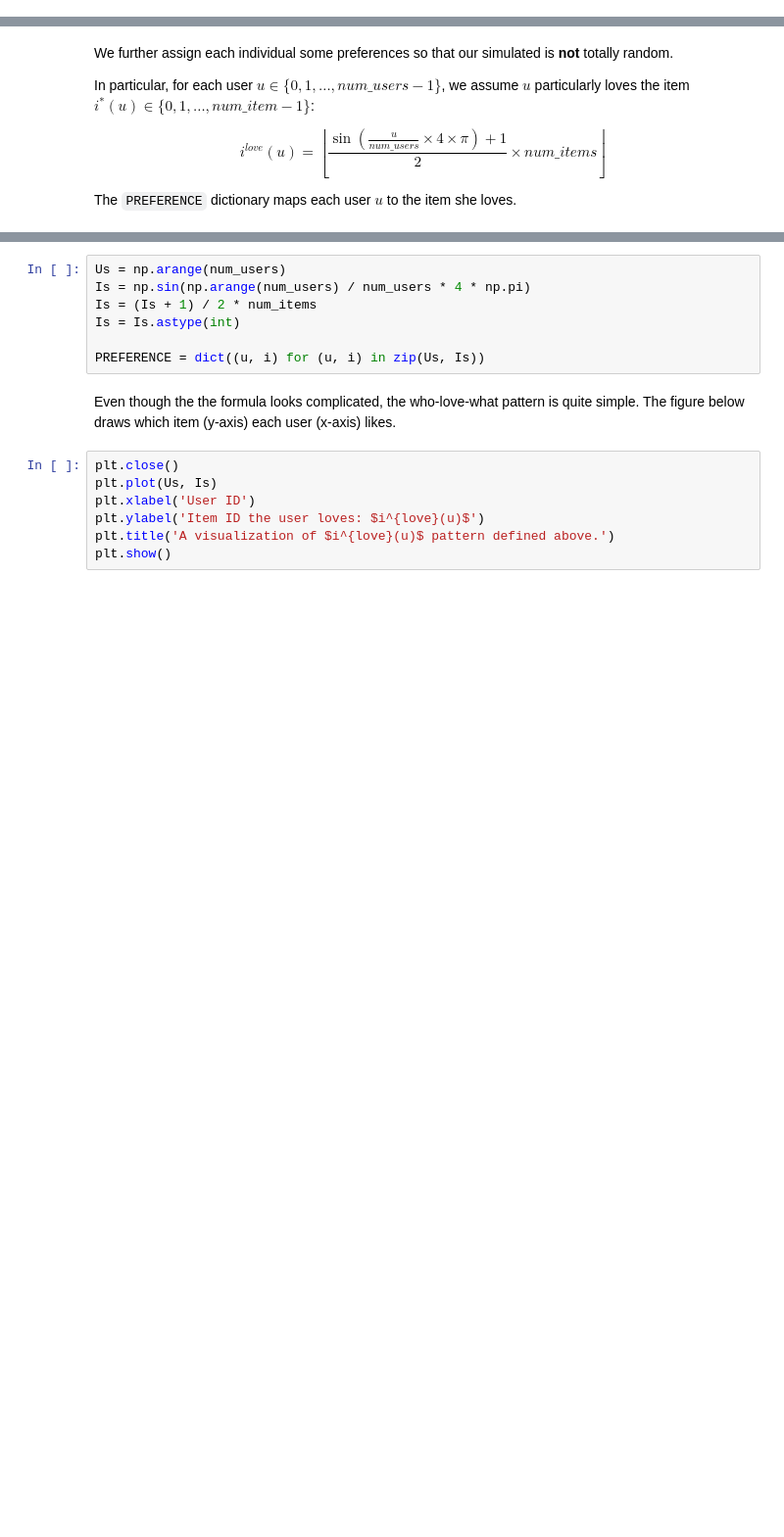
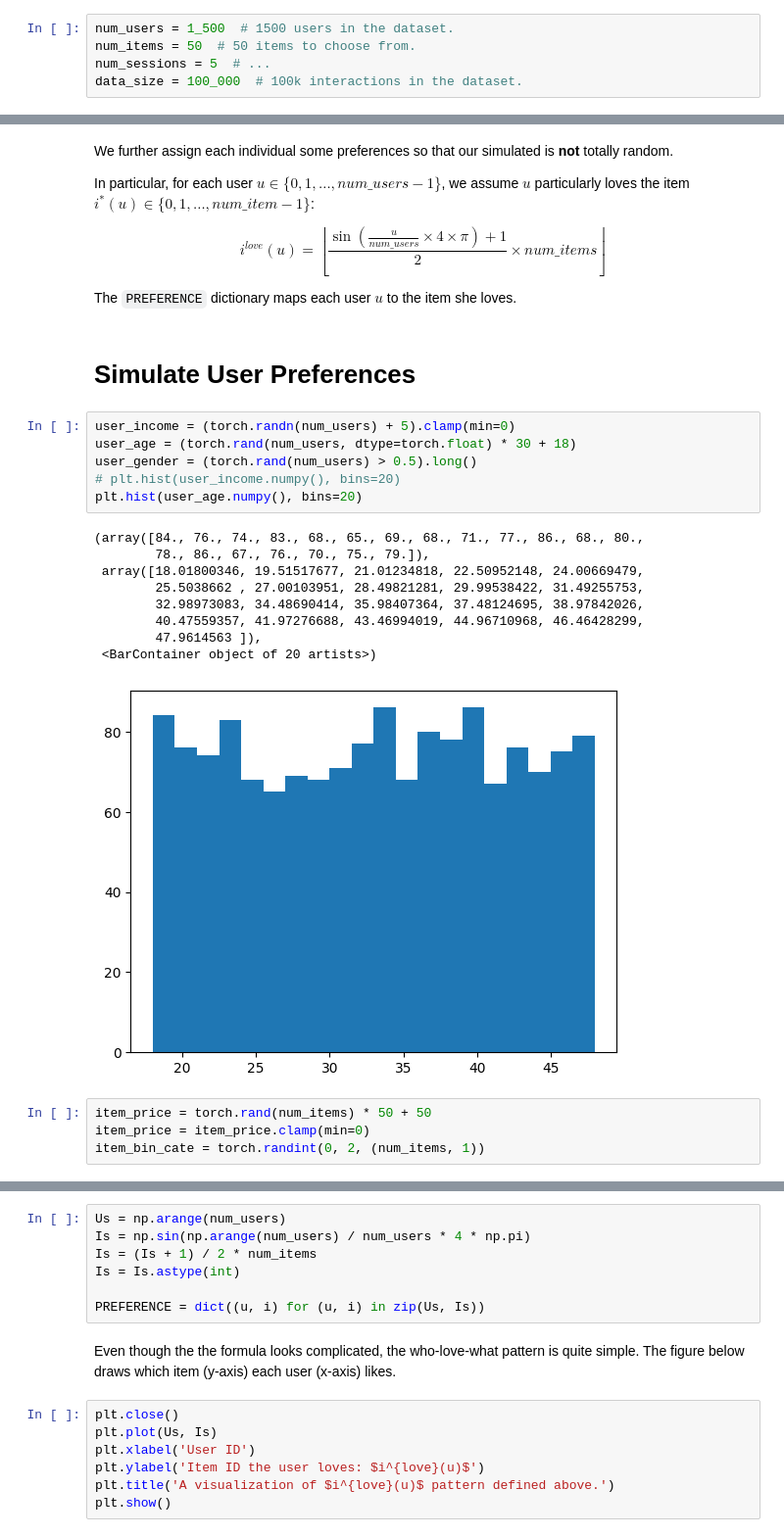
Before and after one commit to gsbDBI/bemb, a Jupyter notebook: tutorials/simulation/simulation_study_paper_demo.ipynb, the cells around one changed output, grey strips where cells are left out. Shown: that part at 98% size. Cells and saved outputs as stored; diff of their text form; blank space fills up the shorter version.

```diff
--- a/tutorials/simulation/simulation_study_paper_demo.ipynb
+++ b/tutorials/simulation/simulation_study_paper_demo.ipynb
@@ -31,2 +22,7 @@ For each of `data_size` purchasing records, we randomly select one user as the d
+# %%
+num_users = 1_500  # 1500 users in the dataset.
+num_items = 50  # 50 items to choose from.
+num_sessions = 5  # ...
+data_size = 100_000  # 100k interactions in the dataset.
 # %%
 user_index = torch.LongTensor(np.random.choice(num_users, size=data_size))
@@ -40,3 +39,25 @@ i^{love}(u) = \left \lfloor \frac{\sin \left( \frac{u}{num\_users} \times 4 \tim
 $$
 
 The `PREFERENCE` dictionary maps each user $u$ to the item she loves.
+# %% [markdown]
+# Simulate User Preferences
+# %%
+user_income = (torch.randn(num_users) + 5).clamp(min=0)
+user_age = (torch.rand(num_users, dtype=torch.float) * 30 + 18)
+user_gender = (torch.rand(num_users) > 0.5).long()
+# plt.hist(user_income.numpy(), bins=20)
+plt.hist(user_age.numpy(), bins=20)
+# %% [output]
+(array([84., 76., 74., 83., 68., 65., 69., 68., 71., 77., 86., 68., 80.,
+        78., 86., 67., 76., 70., 75., 79.]),
+ array([18.01800346, 19.51517677, 21.01234818, 22.50952148, 24.00669479,
+        25.5038662 , 27.00103951, 28.49821281, 29.99538422, 31.49255753,
+        32.98973083, 34.48690414, 35.98407364, 37.48124695, 38.97842026,
+        40.47559357, 41.97276688, 43.46994019, 44.96710968, 46.46428299,
+        47.9614563 ]),
+ <BarContainer object of 20 artists>)
+[figure, added]
+# %%
+item_price = torch.rand(num_items) * 50 + 50
+item_price = item_price.clamp(min=0)
+item_bin_cate = torch.randint(0, 2, (num_items, 1))
```
Also changed, not shown: parts of 28 cells of this notebook, 2 other files.
